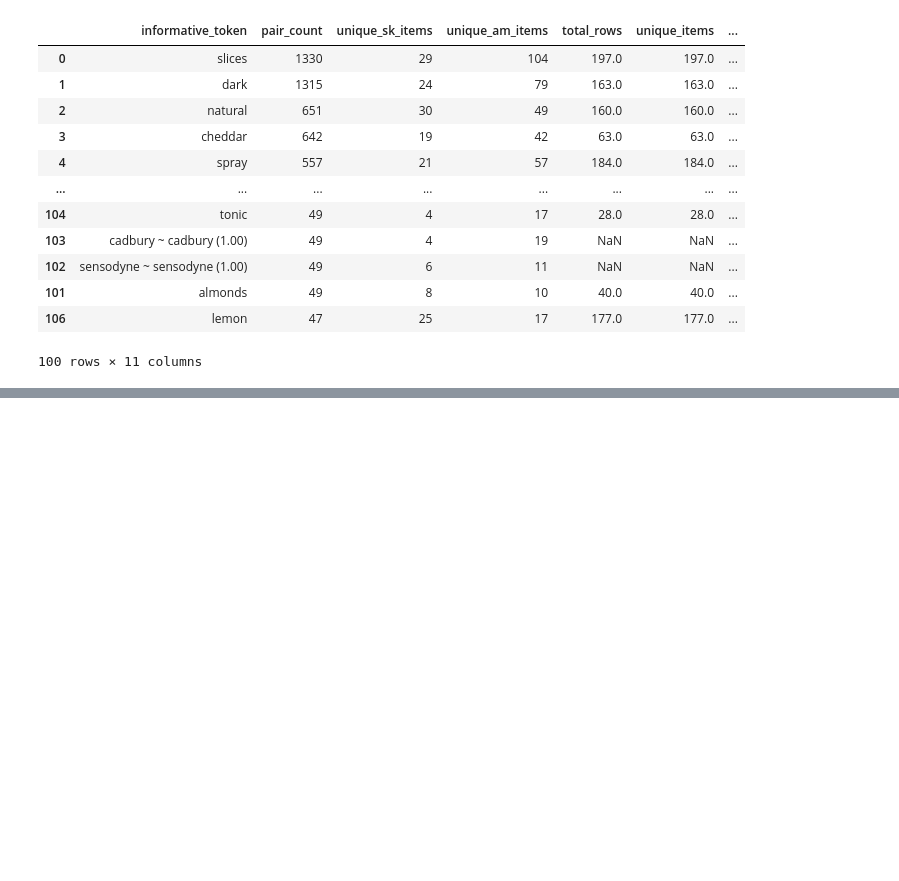
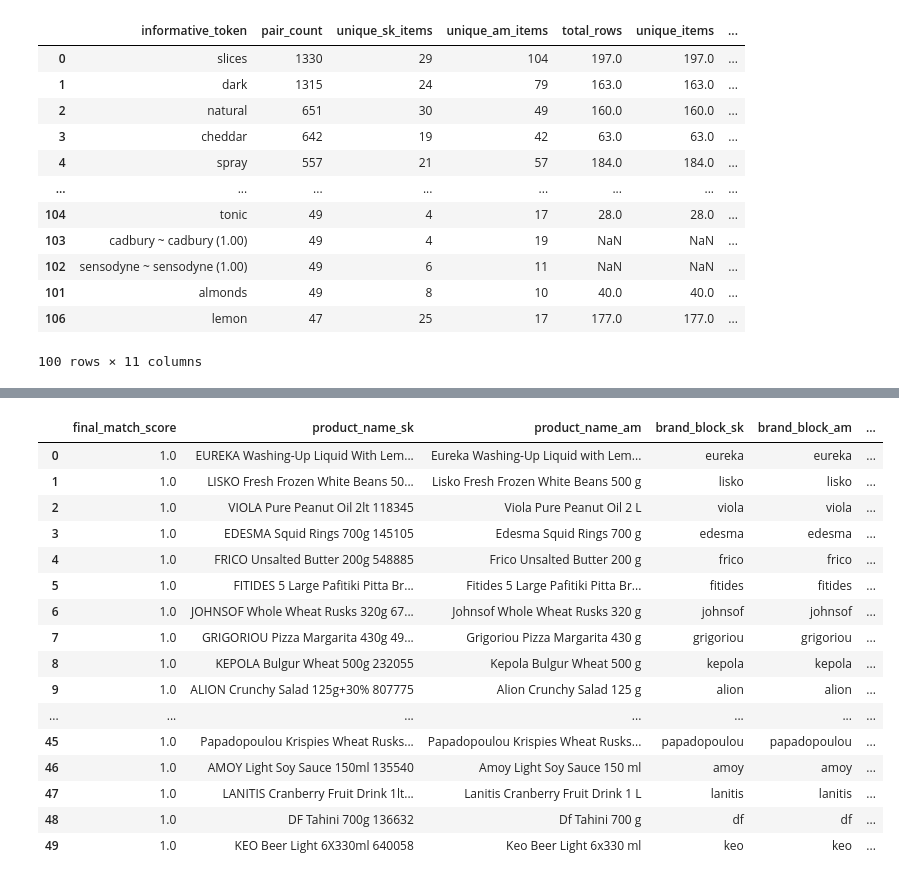
Before and after one commit to valeriyabrovchuk/grocery_price_analysis, a Jupyter notebook: groceries_comparison_limassol.ipynb, the cells around one changed output, grey strips where cells are left out. Drawn from its saved outputs; the diff is of its cells as text; code cells hidden in the pictures; blank space fills up the shorter version.

```diff
--- a/groceries_comparison_limassol.ipynb
+++ b/groceries_comparison_limassol.ipynb
@@ -4113,0 +4253,27 @@ TOP informative_tokens по числу candidate pairs:
+# %%
+word_tfidf_vectorizer = TfidfVectorizer(
+    analyzer='word',
+    token_pattern=r'(?u)\b\w+\b',
+    lowercase=False
+)
+
+candidate_pairs_scored['tfidf_word_core_similarity'] = compute_pairwise_tfidf_similarity(
+    candidate_pairs_scored['product_core_block_sk'],
+    candidate_pairs_scored['product_core_block_am'],
+    word_tfidf_vectorizer
+)
+
+print('TF-IDF word similarity summary:')
+display(candidate_pairs_scored['tfidf_word_core_similarity'].describe().to_frame())
+
+print('Примеры пар с высоким TF-IDF word similarity:')
+display(
+    candidate_pairs_scored
+    .sort_values('tfidf_word_core_similarity', ascending=False)
+    [[
+        'tfidf_word_core_similarity',
+        'product_core_block_sk', 'product_core_block_am',
+        'product_name_sk', 'product_name_am'
+    ]]
+    .head(15)
+)
@@ -4113,0 +4837,33 @@ TOP informative_tokens по числу candidate pairs:
+# %%
+# посмотреть топ 50 пар:
+candidate_pairs_scored[
+    [
+        'final_match_score',
+        'product_name_sk',
+        'product_name_am',
+        'brand_block_sk',
+        'brand_block_am',
+        'product_type_block_sk',
+        'product_type_block_am',
+        'size_key_sk',
+        'size_key_am'
+    ]
+].head(50)
+# %% [output]
+|  | final_match_score | product_name_sk | product_name_am | brand_block_sk | brand_block_am | ... |
+| 0 | 1.0 | EUREKA Washing-Up Liquid With Lem... | Eureka Washing-Up Liquid with Lem... | eureka | eureka | ... |
+| 1 | 1.0 | LISKO Fresh Frozen White Beans 50... | Lisko Fresh Frozen White Beans 500 g | lisko | lisko | ... |
+| 2 | 1.0 | VIOLA Pure Peanut Oil 2lt 118345 | Viola Pure Peanut Oil 2 L | viola | viola | ... |
+| 3 | 1.0 | EDESMA Squid Rings 700g 145105 | Edesma Squid Rings 700 g | edesma | edesma | ... |
+| 4 | 1.0 | FRICO Unsalted Butter 200g 548885 | Frico Unsalted Butter 200 g | frico | frico | ... |
+| 5 | 1.0 | FITIDES 5 Large Pafitiki Pitta Br... | Fitides 5 Large Pafitiki Pitta Br... | fitides | fitides | ... |
+| 6 | 1.0 | JOHNSOF Whole Wheat Rusks 320g 67... | Johnsof Whole Wheat Rusks 320 g | johnsof | johnsof | ... |
+| 7 | 1.0 | GRIGORIOU Pizza Margarita 430g 49... | Grigoriou Pizza Margarita 430 g | grigoriou | grigoriou | ... |
+| 8 | 1.0 | KEPOLA Bulgur Wheat 500g 232055 | Kepola Bulgur Wheat 500 g | kepola | kepola | ... |
+| 9 | 1.0 | ALION Crunchy Salad 125g+30% 807775 | Alion Crunchy Salad 125 g | alion | alion | ... |
+| ... | ... | ... | ... | ... | ... | ... |
+| 45 | 1.0 | Papadopoulou Krispies Wheat Rusks... | Papadopoulou Krispies Wheat Rusks... | papadopoulou | papadopoulou | ... |
+| 46 | 1.0 | AMOY Light Soy Sauce 150ml 135540 | Amoy Light Soy Sauce 150 ml | amoy | amoy | ... |
+| 47 | 1.0 | LANITIS Cranberry Fruit Drink 1lt... | Lanitis Cranberry Fruit Drink 1 L | lanitis | lanitis | ... |
+| 48 | 1.0 | DF Tahini 700g 136632 | Df Tahini 700 g | df | df | ... |
+| 49 | 1.0 | KEO Beer Light 6X330ml 640058 | Keo Beer Light 6x330 ml | keo | keo | ... |
```
Also changed, not shown: parts of 34 cells of this notebook, 7 other files.
